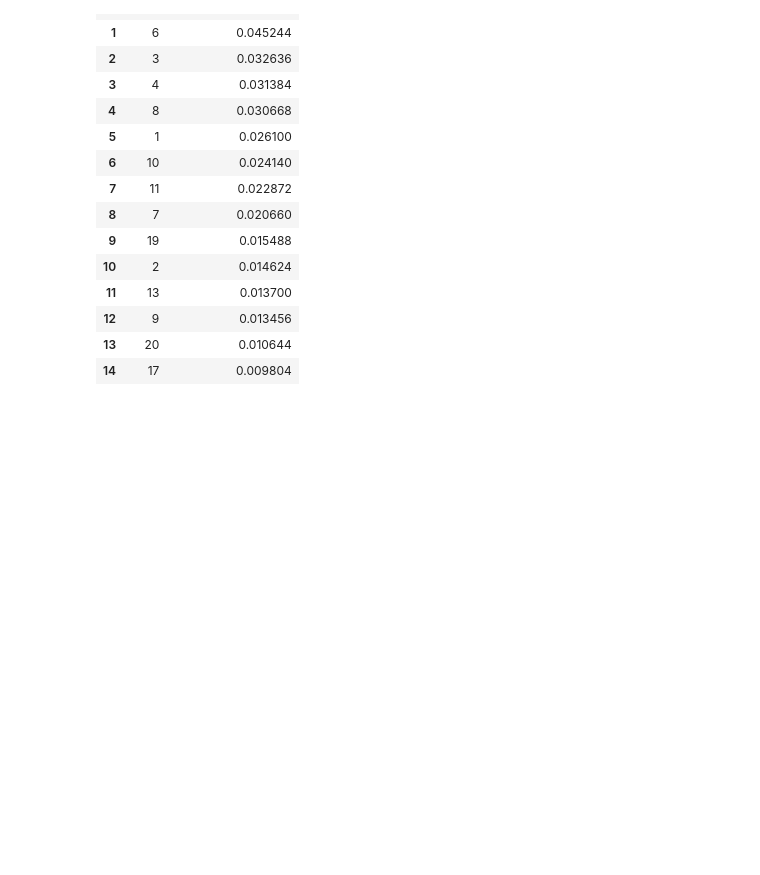
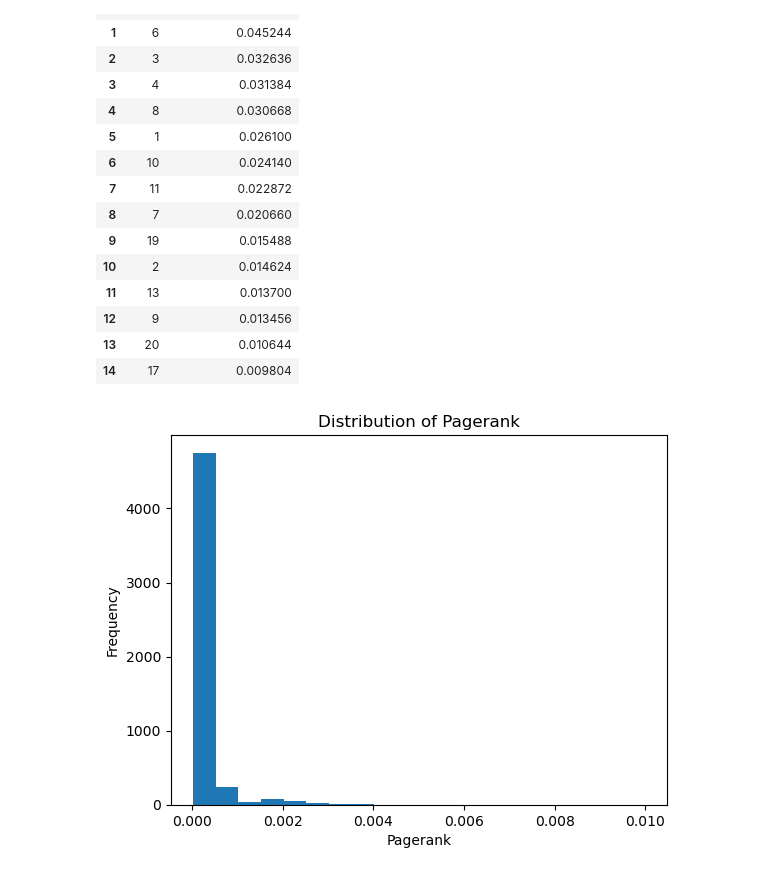
Before and after one commit to ismailsakhi/ds5_assignment_group2, a Jupyter notebook: Exercise 3.1 and 3.2.ipynb, the cells around one changed output. Drawn from its saved outputs; the diff is of its cells as text; code cells hidden in the pictures; blank space fills up the shorter version.

Commit message:
Added exercise 3.2
Added exercise 3.2 and changed file name to "exercise 3.1 and 3.2".

```diff
--- a/Exercise 3.1.ipynb
+++ b/Exercise 3.1 and 3.2.ipynb
@@ -335,3 +338,81 @@ pd.DataFrame(top, columns=["node", "estimated_pagerank"])
 | 12 | 9 | 0.013456 |
 | 13 | 20 | 0.010644 |
 | 14 | 17 | 0.009804 |
+# %%
+#exercise 3.2
+def load_source_target_articles(file_path):
+
+    '''
+    Load the source and target articles of the nodes in the csv file.
+
+    input : file path.
+
+    args : file_path : str : the path of the csv file.
+
+    output : list of source and target articles, (source, target).
+    '''
+    source_target_articles = []
+    with open(file_path, 'r') as file:
+        csv_reader = csv.reader(file)
+        for row in csv_reader:
+            source_target_articles.append((row[0], row[1]))
+    return source_target_articles
+
+def create_directed_graph(source_target_articles):
+    '''
+    Create a directed graph from the source and target articles.
+
+    input : list of source and target articles, (source, target).
+
+    args : source_target_articles : list : list of source and target articles.
+
+    output : directed graph.
+    '''
+    directed_graph = nx.DiGraph()
+    directed_graph.add_edges_from(source_target_articles)
+    return directed_graph
+
+def calculate_pagerank(directed_graph):
+    '''
+    Calculate the pagerank of the directed graph.
+
+    input : directed graph (directed_graph)
+
+    args : directed_graph : nx.DiGraph : directed graph.
+
+    output : pagerank of the directed graph.
+    '''
+    pagerank = nx.pagerank(directed_graph)
+    return pagerank
+
+def create_pagerank_distribution_graph(pagerank):
+    """
+    Create a graph of the pagerank distribution.
+
+    input : pagerank of the directed graph.
+
+    args : pagerank : dict : pagerank of the directed graph.
+
+    output : graph of the pagerank distribution.
+    """
+    pagerank = list(pagerank.values())
+    plt.hist(pagerank, bins=20)
+    plt.xlabel('Pagerank')
+    plt.ylabel('Frequency')
+    plt.title('Distribution of Pagerank')
+    plt.show()
+
+#load the data
+file_path = "squirrel_edges.csv"
+source_target_articles = load_source_target_articles(file_path)
+
+#create the directed graph
+directed_graph = create_directed_graph(source_target_articles)
+
+#calculate the pagerank
+pagerank = calculate_pagerank(directed_graph)
+
+#create the pagerank distribution graph
+create_pagerank_distribution_graph(pagerank)F
+# %% [output]
+[figure, added]
```
Also changed, not shown: parts of 2 cells of this notebook.
